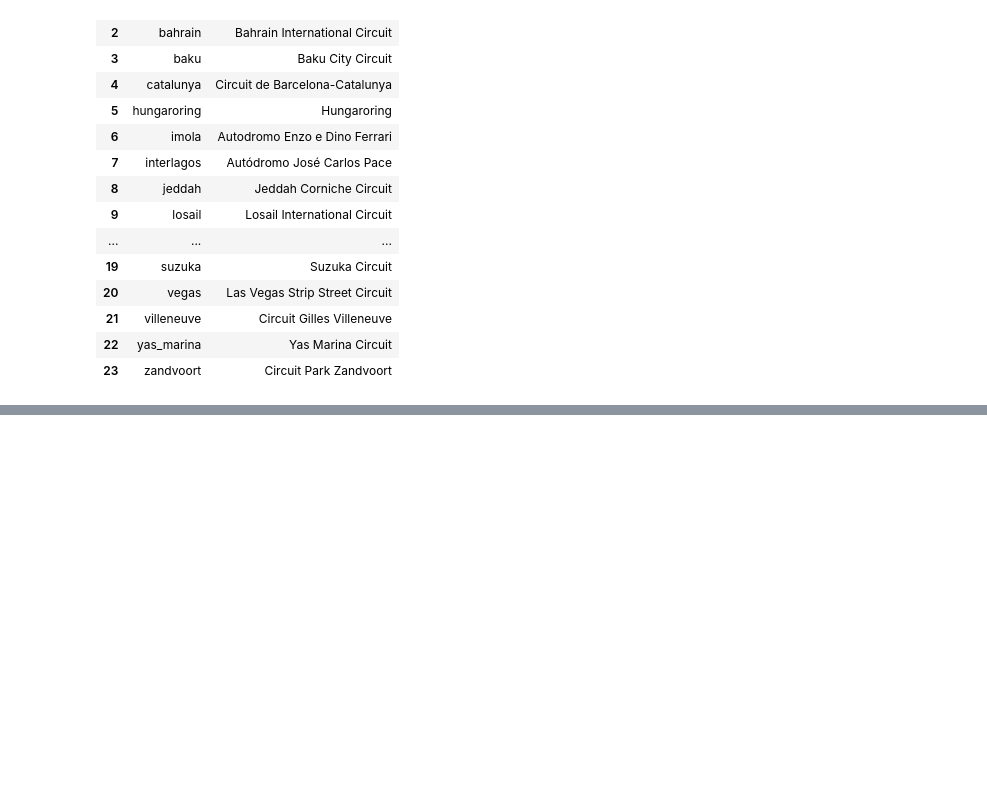
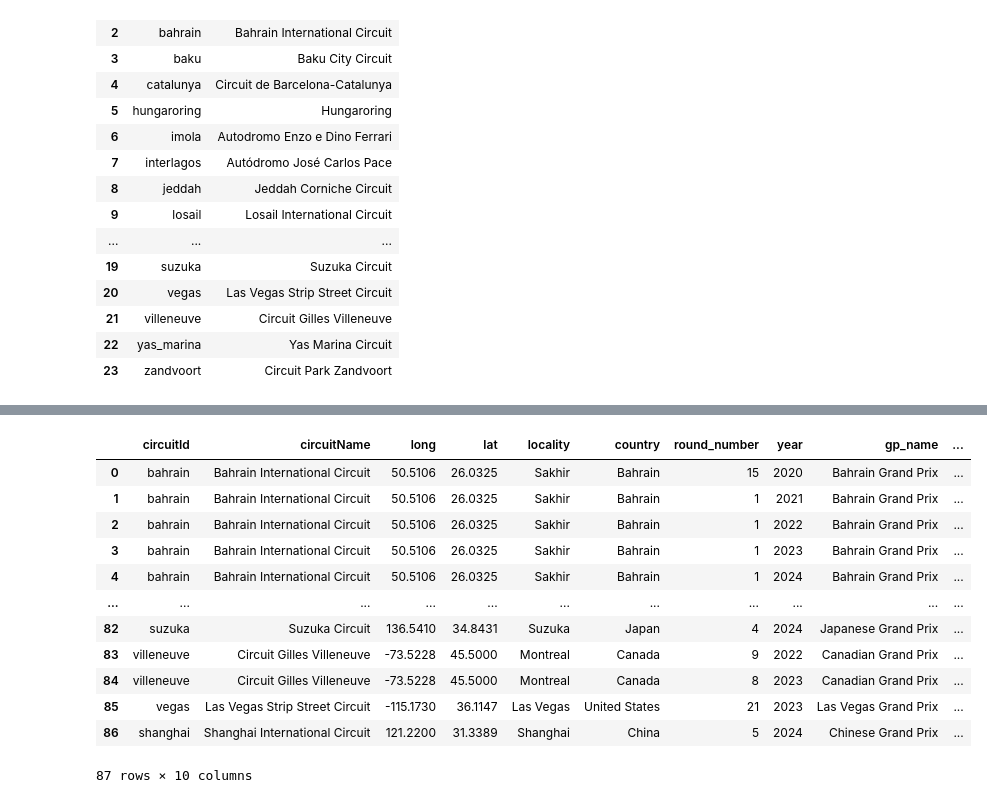
Before and after one commit to olesasha/InfoViz, a Jupyter notebook: E3/Notebooks/data_prep.ipynb, the cells around one changed output, grey strips where cells are left out. Cells and saved outputs as stored; diff of their text form; code cells hidden in the pictures; blank space fills up the shorter version.

```diff
--- a/E3/Notebooks/data_prep.ipynb
+++ b/E3/Notebooks/data_prep.ipynb
@@ -131,0 +197,20 @@ ergast.get_circuits(season=2024, result_type='pandas')[["circuitId", "circuitNam
+# %%
+df_circuits_geo = pd.read_csv("../static/data/circuit_geo.csv")
+df_circuits = pd.read_parquet("../static/data/all_tracks_new.parquet")
+circuit_data = df_circuits_geo.merge(df_circuits[["round_number", "year", "gp_name", "circuit_code"]].drop_duplicates(), left_on='circuitId', right_on='circuit_code', how='left')
+# %%
+circuit_data
+# %% [output]
+|  | circuitId | circuitName | long | lat | locality | country | round_number | year | gp_name | ... |
+| 0 | bahrain | Bahrain International Circuit | 50.5106 | 26.0325 | Sakhir | Bahrain | 15 | 2020 | Bahrain Grand Prix | ... |
+| 1 | bahrain | Bahrain International Circuit | 50.5106 | 26.0325 | Sakhir | Bahrain | 1 | 2021 | Bahrain Grand Prix | ... |
+| 2 | bahrain | Bahrain International Circuit | 50.5106 | 26.0325 | Sakhir | Bahrain | 1 | 2022 | Bahrain Grand Prix | ... |
+| 3 | bahrain | Bahrain International Circuit | 50.5106 | 26.0325 | Sakhir | Bahrain | 1 | 2023 | Bahrain Grand Prix | ... |
+| 4 | bahrain | Bahrain International Circuit | 50.5106 | 26.0325 | Sakhir | Bahrain | 1 | 2024 | Bahrain Grand Prix | ... |
+| ... | ... | ... | ... | ... | ... | ... | ... | ... | ... | ... |
+| 82 | suzuka | Suzuka Circuit | 136.5410 | 34.8431 | Suzuka | Japan | 4 | 2024 | Japanese Grand Prix | ... |
+| 83 | villeneuve | Circuit Gilles Villeneuve | -73.5228 | 45.5000 | Montreal | Canada | 9 | 2022 | Canadian Grand Prix | ... |
+| 84 | villeneuve | Circuit Gilles Villeneuve | -73.5228 | 45.5000 | Montreal | Canada | 8 | 2023 | Canadian Grand Prix | ... |
+| 85 | vegas | Las Vegas Strip Street Circuit | -115.1730 | 36.1147 | Las Vegas | United States | 21 | 2023 | Las Vegas Grand Prix | ... |
+| 86 | shanghai | Shanghai International Circuit | 121.2200 | 31.3389 | Shanghai | China | 5 | 2024 | Chinese Grand Prix | ... |
+87 rows × 10 columns
```
Also changed, not shown: parts of 8 cells of this notebook, 17 other files.
